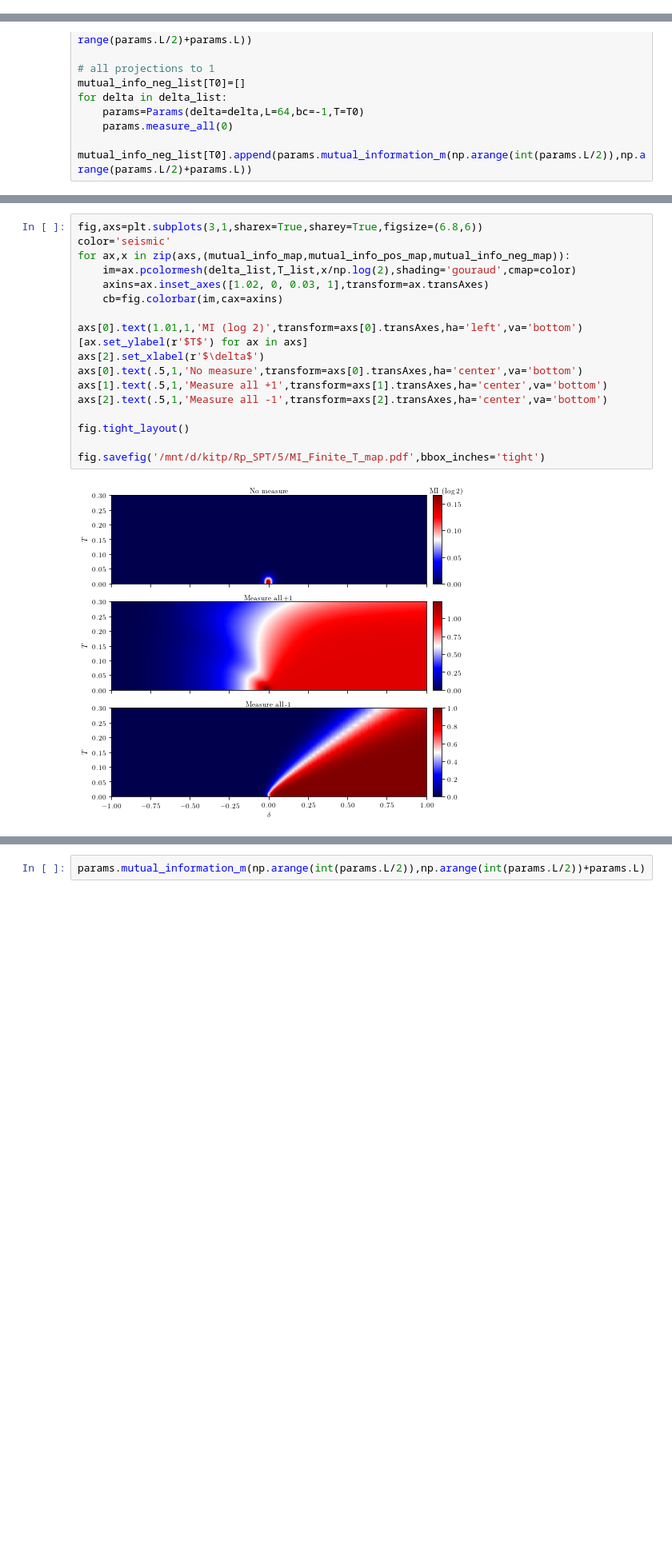
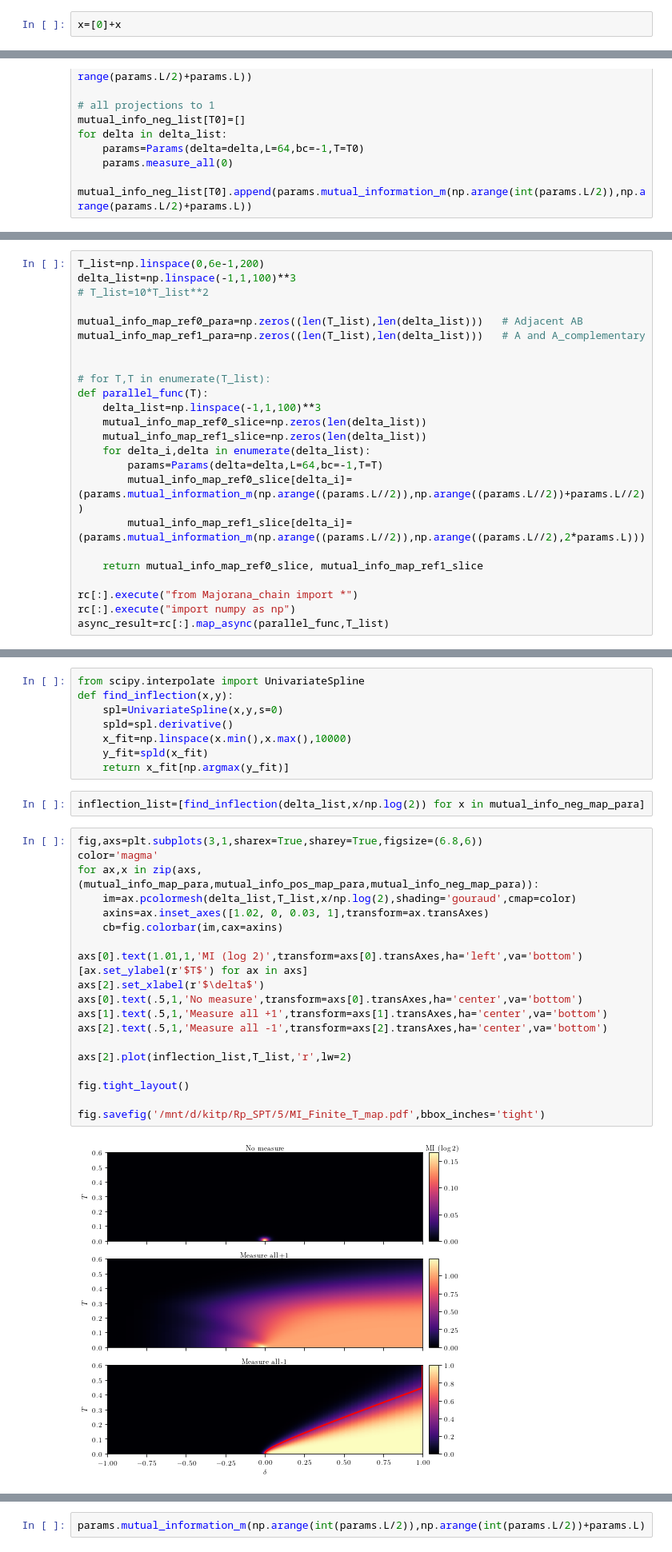
Before and after one commit to hainingpan/SPT, a Jupyter notebook: test_Majorana_chain.ipynb, the cells around one changed output, grey strips where cells are left out. Shown at 80% size. Saved outputs shown, nothing was run; the diff lists cells and outputs as text; blank space fills up the shorter version.

```diff
--- a/test_Majorana_chain.ipynb
+++ b/test_Majorana_chain.ipynb
@@ -4061,0 +4090,2 @@ ax.set_ylim([1e-2,10])
+# %%
+x=[0]+x
@@ -4329,0 +4728,24 @@ plt.pcolormesh(mutual_info_pos_map)
+# %%
+T_list=np.linspace(0,6e-1,200)
+delta_list=np.linspace(-1,1,100)**3
+# T_list=10*T_list**2
+
+mutual_info_map_ref0_para=np.zeros((len(T_list),len(delta_list)))   # Adjacent AB
+mutual_info_map_ref1_para=np.zeros((len(T_list),len(delta_list)))   # A and A_complementary
+
+
+# for T,T in enumerate(T_list):
+def parallel_func(T):
+    delta_list=np.linspace(-1,1,100)**3
+    mutual_info_map_ref0_slice=np.zeros(len(delta_list))
+    mutual_info_map_ref1_slice=np.zeros(len(delta_list))
+    for delta_i,delta in enumerate(delta_list):
+        params=Params(delta=delta,L=64,bc=-1,T=T)
+        mutual_info_map_ref0_slice[delta_i]=(params.mutual_information_m(np.arange((params.L//2)),np.arange((params.L//2))+params.L//2))
+        mutual_info_map_ref1_slice[delta_i]=(params.mutual_information_m(np.arange((params.L//2)),np.arange((params.L//2),2*params.L)))
+
+    return mutual_info_map_ref0_slice, mutual_info_map_ref1_slice
+
+rc[:].execute("from Majorana_chain import *")
+rc[:].execute("import numpy as np")
+async_result=rc[:].map_async(parallel_func,T_list)
@@ -4330,20 +4757,32 @@ plt.pcolormesh(mutual_info_pos_map)
+# %%
+from scipy.interpolate import UnivariateSpline
+def find_inflection(x,y):
+    spl=UnivariateSpline(x,y,s=0)
+    spld=spl.derivative()
+    x_fit=np.linspace(x.min(),x.max(),10000)
+    y_fit=spld(x_fit)
+    return x_fit[np.argmax(y_fit)]
+# %%
+inflection_list=[find_inflection(delta_list,x/np.log(2)) for x in mutual_info_neg_map_para]
 # %%
 fig,axs=plt.subplots(3,1,sharex=True,sharey=True,figsize=(6.8,6))
-color='seismic'
-for ax,x in zip(axs,(mutual_info_map,mutual_info_pos_map,mutual_info_neg_map)):
+color='magma'
+for ax,x in zip(axs,(mutual_info_map_para,mutual_info_pos_map_para,mutual_info_neg_map_para)):
     im=ax.pcolormesh(delta_list,T_list,x/np.log(2),shading='gouraud',cmap=color)
     axins=ax.inset_axes([1.02, 0, 0.03, 1],transform=ax.transAxes)
     cb=fig.colorbar(im,cax=axins)
 
 axs[0].text(1.01,1,'MI (log 2)',transform=axs[0].transAxes,ha='left',va='bottom')
 [ax.set_ylabel(r'$T$') for ax in axs]
 axs[2].set_xlabel(r'$\delta$')
 axs[0].text(.5,1,'No measure',transform=axs[0].transAxes,ha='center',va='bottom')
 axs[1].text(.5,1,'Measure all +1',transform=axs[1].transAxes,ha='center',va='bottom')
 axs[2].text(.5,1,'Measure all -1',transform=axs[2].transAxes,ha='center',va='bottom')
 
+axs[2].plot(inflection_list,T_list,'r',lw=2)
+
 fig.tight_layout()
 
 fig.savefig('/mnt/d/kitp/Rp_SPT/5/MI_Finite_T_map.pdf',bbox_inches='tight')
 # %% [output]
-[figure, old version]
+[figure, new version]
```
Also changed, not shown: parts of 138 cells of this notebook, 3 other files.
